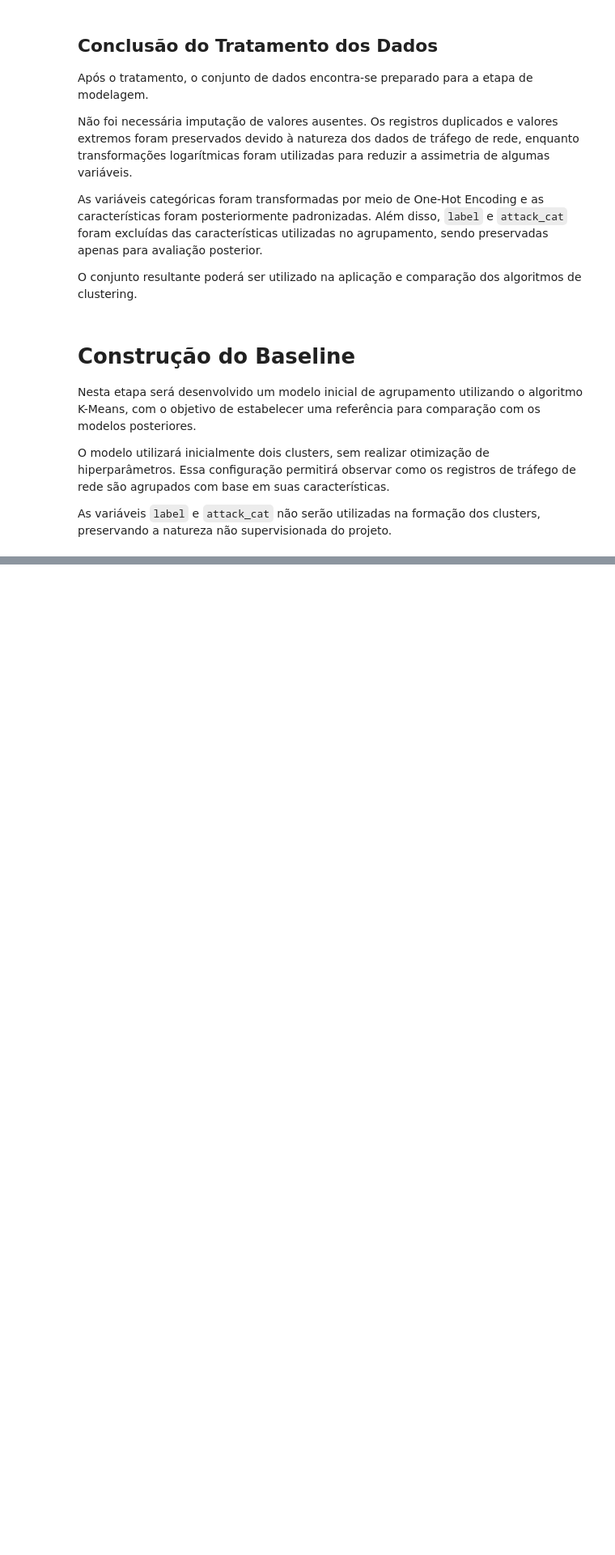
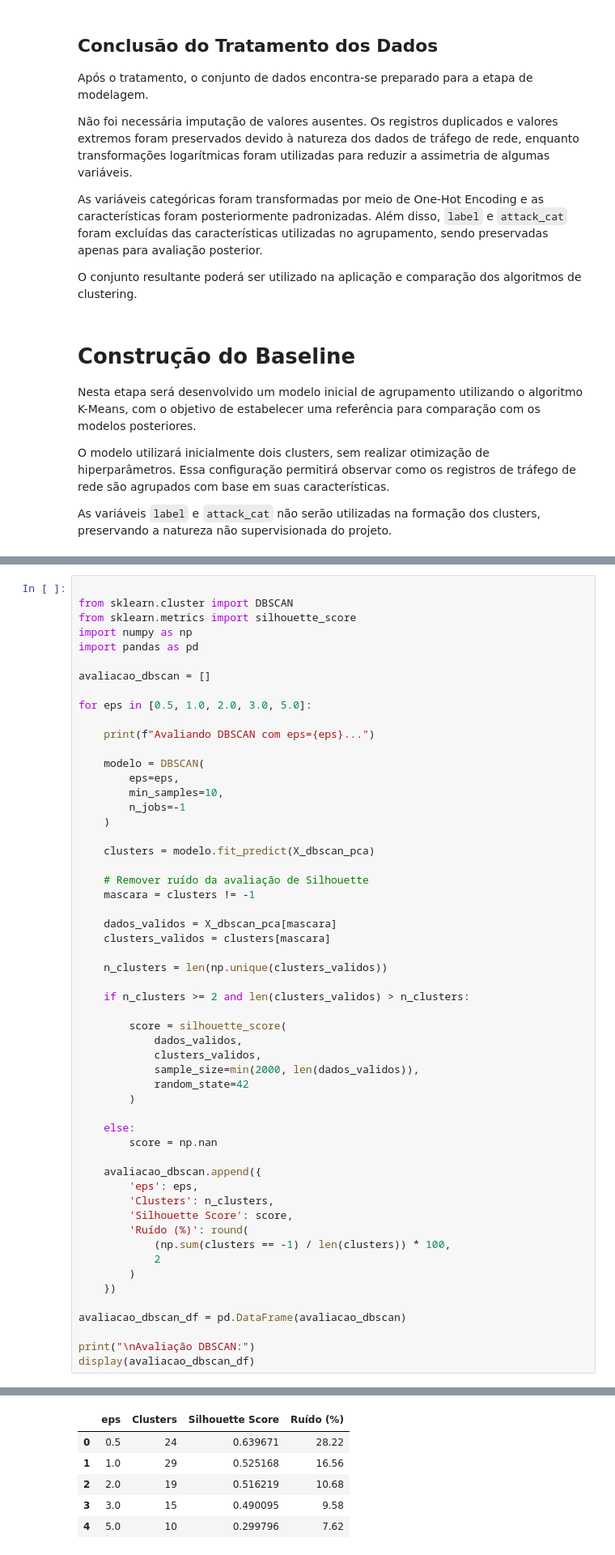
Before and after one commit to pedroemilio17/Machine_learning, a Jupyter notebook: 3_EDA_DOCUMENTADA.ipynb, the cells around one changed output, grey strips where cells are left out. Shown at 81% size. Drawn from its saved outputs; the diff is of its cells as text; blank space fills up the shorter version.

```diff
--- a/3_EDA_DOCUMENTADA.ipynb
+++ b/3_EDA_DOCUMENTADA.ipynb
@@ -1204,0 +1650,56 @@ NameError: name 'X_scaled' is not defined
+# %%
+
+from sklearn.cluster import DBSCAN
+from sklearn.metrics import silhouette_score
+import numpy as np
+import pandas as pd
+
+avaliacao_dbscan = []
+
+for eps in [0.5, 1.0, 2.0, 3.0, 5.0]:
+
+    print(f"Avaliando DBSCAN com eps={eps}...")
+
+    modelo = DBSCAN(
+        eps=eps,
+        min_samples=10,
+        n_jobs=-1
+    )
+
+    clusters = modelo.fit_predict(X_dbscan_pca)
+
+    # Remover ruído da avaliação de Silhouette
+    mascara = clusters != -1
+
+    dados_validos = X_dbscan_pca[mascara]
+    clusters_validos = clusters[mascara]
+
+    n_clusters = len(np.unique(clusters_validos))
+
+    if n_clusters >= 2 and len(clusters_validos) > n_clusters:
+
+        score = silhouette_score(
+            dados_validos,
+            clusters_validos,
+            sample_size=min(2000, len(dados_validos)),
+            random_state=42
+        )
+
+    else:
+        score = np.nan
+
+    avaliacao_dbscan.append({
+        'eps': eps,
+        'Clusters': n_clusters,
+        'Silhouette Score': score,
+        'Ruído (%)': round(
+            (np.sum(clusters == -1) / len(clusters)) * 100,
+            2
+        )
+    })
+
+avaliacao_dbscan_df = pd.DataFrame(avaliacao_dbscan)
+
+print("\nAvaliação DBSCAN:")
+display(avaliacao_dbscan_df)
+# %% [output]
@@ -1204,0 +1713,6 @@ NameError: name 'X_scaled' is not defined
+|  | eps | Clusters | Silhouette Score | Ruído (%) |
+| 0 | 0.5 | 24 | 0.639671 | 28.22 |
+| 1 | 1.0 | 29 | 0.525168 | 16.56 |
+| 2 | 2.0 | 19 | 0.516219 | 10.68 |
+| 3 | 3.0 | 15 | 0.490095 | 9.58 |
+| 4 | 5.0 | 10 | 0.299796 | 7.62 |
```
Also changed, not shown: parts of 24 cells of this notebook.
